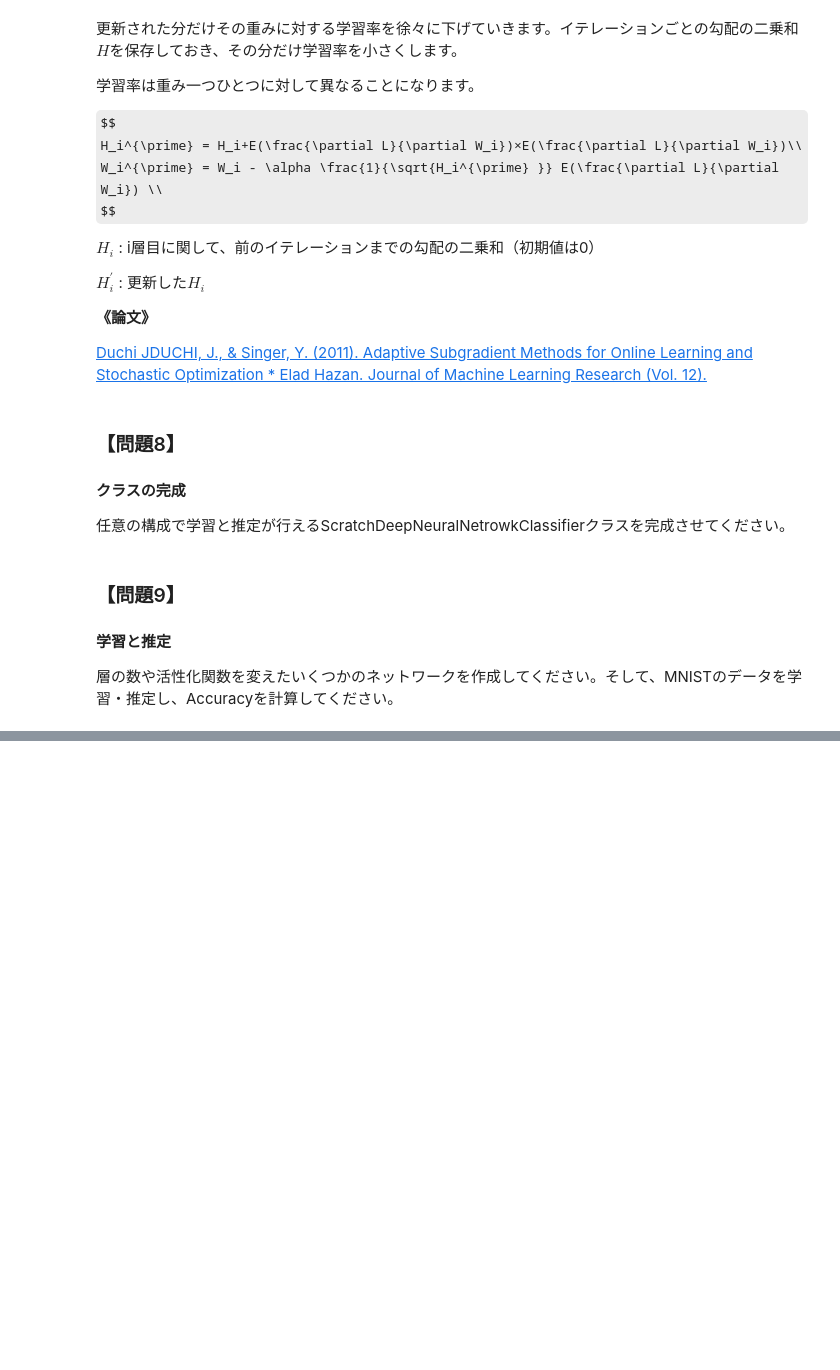
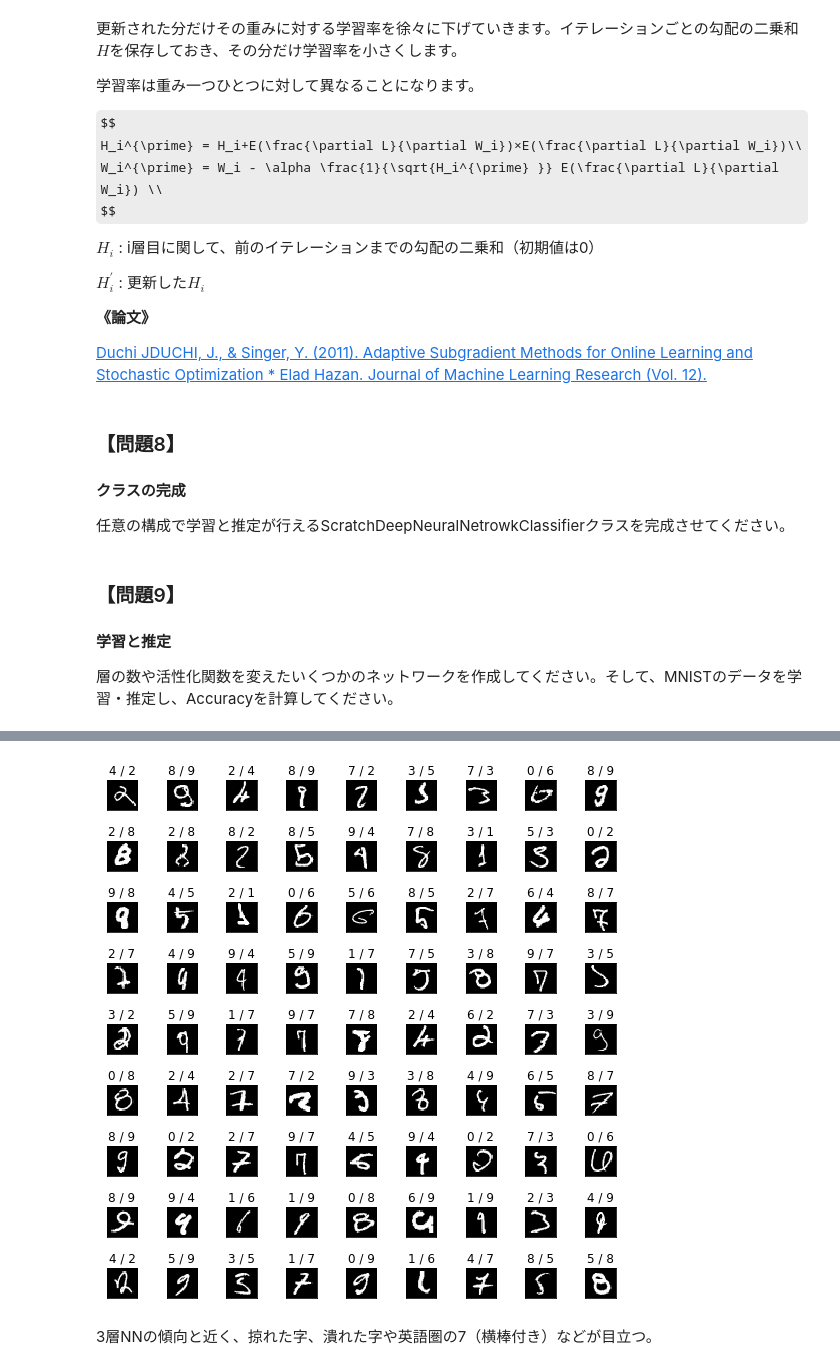
Before and after one commit to taiki-nakaso/diveintocode-ml, a Jupyter notebook: src/term2/sprint10/sprint10.ipynb, the cells around one changed output, grey strips where cells are left out. Saved outputs shown, nothing was run; the diff lists cells and outputs as text; code cells hidden in the pictures; some formulas as TeX source; blank space fills up the shorter version.

```diff
--- a/src/term2/sprint10/sprint10.ipynb
+++ b/src/term2/sprint10/sprint10.ipynb
@@ -465,7 +473,7 @@ class XavierInitializer:
         W :
           重み
         """
-        W = self.sigma * np.random.randn(self.n_nodes1, self.n_nodes2)
+        W = self.sigma * np.random.randn(n_nodes1, n_nodes2)
 
         return W
 
@@ -517,7 +525,7 @@ class HeInitializer:
         W :
           重み
         """
-        W = self.sigma * np.random.randn(self.n_nodes1, self.n_nodes2)
+        W = self.sigma * np.random.randn(n_nodes1, n_nodes2)
 
         return W
 
@@ -794,0 +1000,6 @@ class ScratchDeepNeuralNetworkClassifier:
+# %%
+from sklearn.metrics import accuracy_score
+y_test_pred = scratchDNN.predict(X_test)
+print(y_test_pred)
+print(y_test)
+print(f'Accuracy: {accuracy_score(y_test, y_test_pred)}')
@@ -794,0 +1059,6 @@ class ScratchDeepNeuralNetworkClassifier:
+# %%
+true_false_visualize(y_test_pred, X_test, y_test)
+# %% [output]
+[figure, added]
+# %% [markdown]
+3層NNの傾向と近く、掠れた字、潰れた字や英語圏の7（横棒付き）などが目立つ。
```
Also changed, not shown: parts of 16 cells of this notebook.
